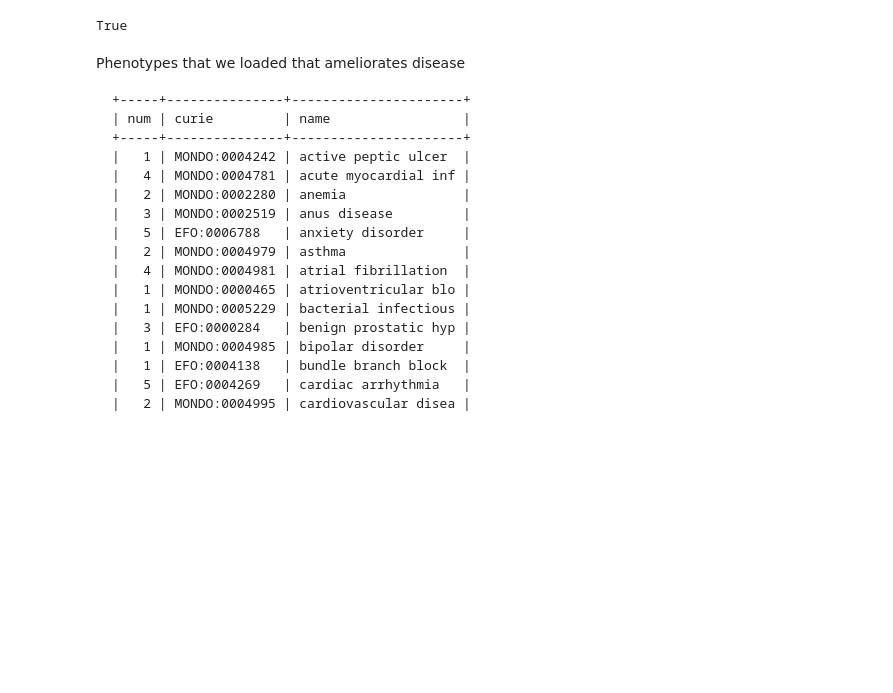
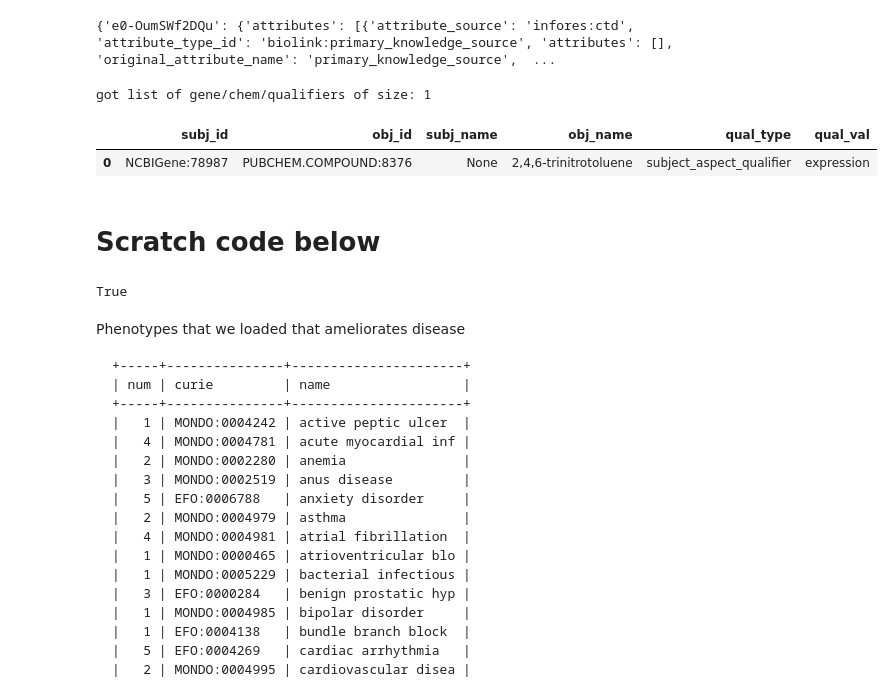
Before and after one commit to broadinstitute/genetics-kp-dev, a Jupyter notebook: src/python/notebooks/20230215geneDirection.ipynb, the cells around one changed output. Cells and saved outputs as stored; diff of their text form; code cells hidden in the pictures; blank space fills up the shorter version.

Commit message:
202302relay: changed gene direction notebook

```diff
--- a/src/python/notebooks/20230215geneDirection.ipynb
+++ b/src/python/notebooks/20230215geneDirection.ipynb
@@ -60,5 +65,6 @@ got node count: 423 and edge_count: 450
 # querying for subject disease decreased severity
 # looking object gene decreased activity
 map_gen_filtered_edges = filter_edges_by_qualifier(map_gen_edges, list_gene_qualifiers)
+map_gen_filtered_edges = filter_edges_by_qualifier(map_gen_edges, [])
 print("for genetics filtered edges rowcount: {}".format(len(map_gen_filtered_edges)))
 # %% [output]
@@ -66,2 +72,5 @@ for genetics filtered edges rowcount: 0
 # %%
 # get the genes from the filtered genetics kp edges
+map_downregulated_genes = get_nodes_from_edge_map(map_gen_filtered_edges, map_gen_nodes, 'object')
+print("got list of target genes of size: {}".format(len(map_downregulated_genes)))
+print(map_downregulated_genes)
@@ -67,0 +80,5 @@ for genetics filtered edges rowcount: 0
+# %%
+# query molepro for the gene list
+list_genes = list(map_downregulated_genes.keys())
+print("query molepro for gene list: {}".format(list_genes))
+map_mol_nodes, map_mol_edges = get_nodes_edges_one_hop(url=url_molepro, list_source=list_genes, list_target=[], list_source_categories=[type_gene], list_target_categories=[type_molecule], list_predicates=[type_predicate], log=True)
@@ -68,3 +103,25 @@ for genetics filtered edges rowcount: 0
+# %%
+# debug
+print(map_mol_edges)
+# %% [output]
+{'e0-OumSWf2DQu': {'attributes': [{'attribute_source': 'infores:ctd', 'attribute_type_id': 'biolink:primary_knowledge_source', 'attributes': [], 'original_attribute_name': 'primary_knowledge_source',  ...
+# %%
+# build dataset of data to look at
+list_gene_chemical = get_sub_obj_qualifiers(map_edges=map_mol_edges, map_nodes=map_mol_nodes)
+print("got list of gene/chem/qualifiers of size: {}".format(len(list_gene_chemical)))
+# %% [output]
+got list of gene/chem/qualifiers of size: 1
+# %%
+# build pandas df and display
+df_results = pd.DataFrame.from_dict(list_gene_chemical)
+
+# displaying the DataFrame
+display(df_results)
+# %% [output]
+|  | subj_id | obj_id | subj_name | obj_name | qual_type | qual_val |
+| 0 | NCBIGene:78987 | PUBCHEM.COMPOUND:8376 | None | 2,4,6-trinitrotoluene | subject_aspect_qualifier | expression |
+# %% [markdown]
+# Scratch code below
 # %%
 # methods - trapi
 def get_nodes_edges_one_hop(url, list_source, list_target, list_source_categories, list_target_categories, list_predicates, log=False):
```
Also changed, not shown: parts of 11 cells of this notebook.
